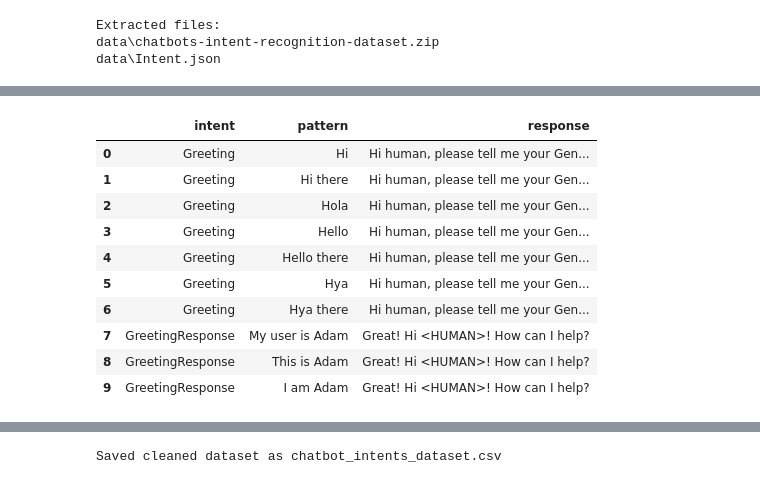
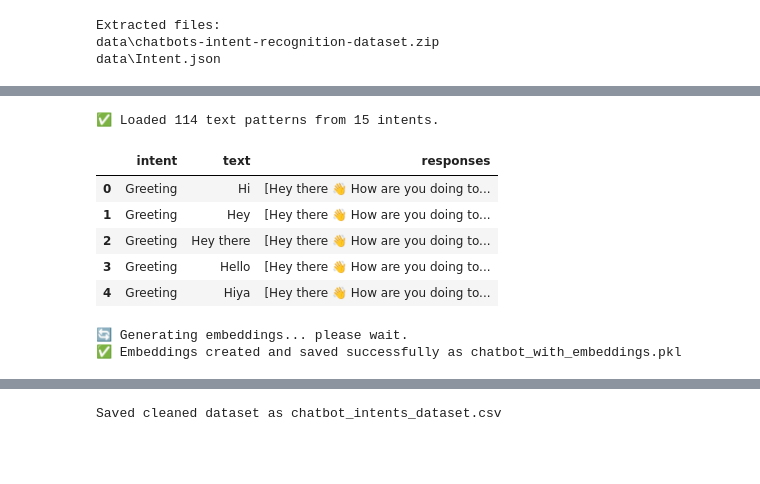
Before and after one commit to LinetLydia/Intelligent-Chatbot, a Jupyter notebook: chatbot_project.ipynb, the cells around one changed output, grey strips where cells are left out. Saved outputs shown, nothing was run; the diff lists cells and outputs as text; code cells hidden in the pictures; blank space fills up the shorter version.

```diff
--- a/chatbot_project.ipynb
+++ b/chatbot_project.ipynb
@@ -249,31 +249,47 @@ else:
-# %%
-import pandas as pd
-
-rows = []
-for intent in data["intents"]:
-    intent_name = intent.get("intent", "unknown")
-    patterns = intent.get("text", [])
-    responses = intent.get("responses", [])
-
-    # Make one row per text pattern
-    for pattern in patterns:
-        rows.append({
-            "intent": intent_name,
-            "pattern": pattern,
-            "response": responses[0] if responses else None
-        })
-
-df = pd.DataFrame(rows)
-df.head(10)
-# %% [output]
-|  | intent | pattern | response |
-| 0 | Greeting | Hi | Hi human, please tell me your Gen... |
-| 1 | Greeting | Hi there | Hi human, please tell me your Gen... |
-| 2 | Greeting | Hola | Hi human, please tell me your Gen... |
-| 3 | Greeting | Hello | Hi human, please tell me your Gen... |
-| 4 | Greeting | Hello there | Hi human, please tell me your Gen... |
-| 5 | Greeting | Hya | Hi human, please tell me your Gen... |
-| 6 | Greeting | Hya there | Hi human, please tell me your Gen... |
-| 7 | GreetingResponse | My user is Adam | Great! Hi <HUMAN>! How can I help? |
-| 8 | GreetingResponse | This is Adam | Great! Hi <HUMAN>! How can I help? |
-| 9 | GreetingResponse | I am Adam | Great! Hi <HUMAN>! How can I help? |
+# %%
+# Step 3: Convert JSON into a DataFrame
+import pandas as pd
+
+intents = data["intents"]
+
+rows = []
+for intent in intents:
+    for pattern in intent["text"]:
+        rows.append({
+            "intent": intent["intent"],
+            "text": pattern,
+            "responses": intent["responses"]
+        })
+
+df = pd.DataFrame(rows)
+print(f"✅ Loaded {len(df)} text patterns from {len(intents)} intents.")
+df.head()
+# %% [output]
+✅ Loaded 114 text patterns from 15 intents.
+|  | intent | text | responses |
+| 0 | Greeting | Hi | [Hey there 👋 How are you doing to... |
+| 1 | Greeting | Hey | [Hey there 👋 How are you doing to... |
+| 2 | Greeting | Hey there | [Hey there 👋 How are you doing to... |
+| 3 | Greeting | Hello | [Hey there 👋 How are you doing to... |
+| 4 | Greeting | Hiya | [Hey there 👋 How are you doing to... |
+# %%
+# Step 4: Create embeddings and save chatbot data
+
+from sentence_transformers import SentenceTransformer
+import pickle
+
+print("🔄 Generating embeddings... please wait.")
+
+model = SentenceTransformer("all-MiniLM-L6-v2")
+
+# FIXED: use 'text' instead of 'pattern'
+df["embedding"] = df["text"].apply(lambda x: model.encode(x, normalize_embeddings=True))
+
+# Save updated data
+with open("chatbot_with_embeddings.pkl", "wb") as f:
+    pickle.dump(df, f)
+
+print("✅ Embeddings created and saved successfully as chatbot_with_embeddings.pkl")
+# %% [output]
+🔄 Generating embeddings... please wait.
+✅ Embeddings created and saved successfully as chatbot_with_embeddings.pkl
```
Also changed, not shown: parts of 9 cells of this notebook.
